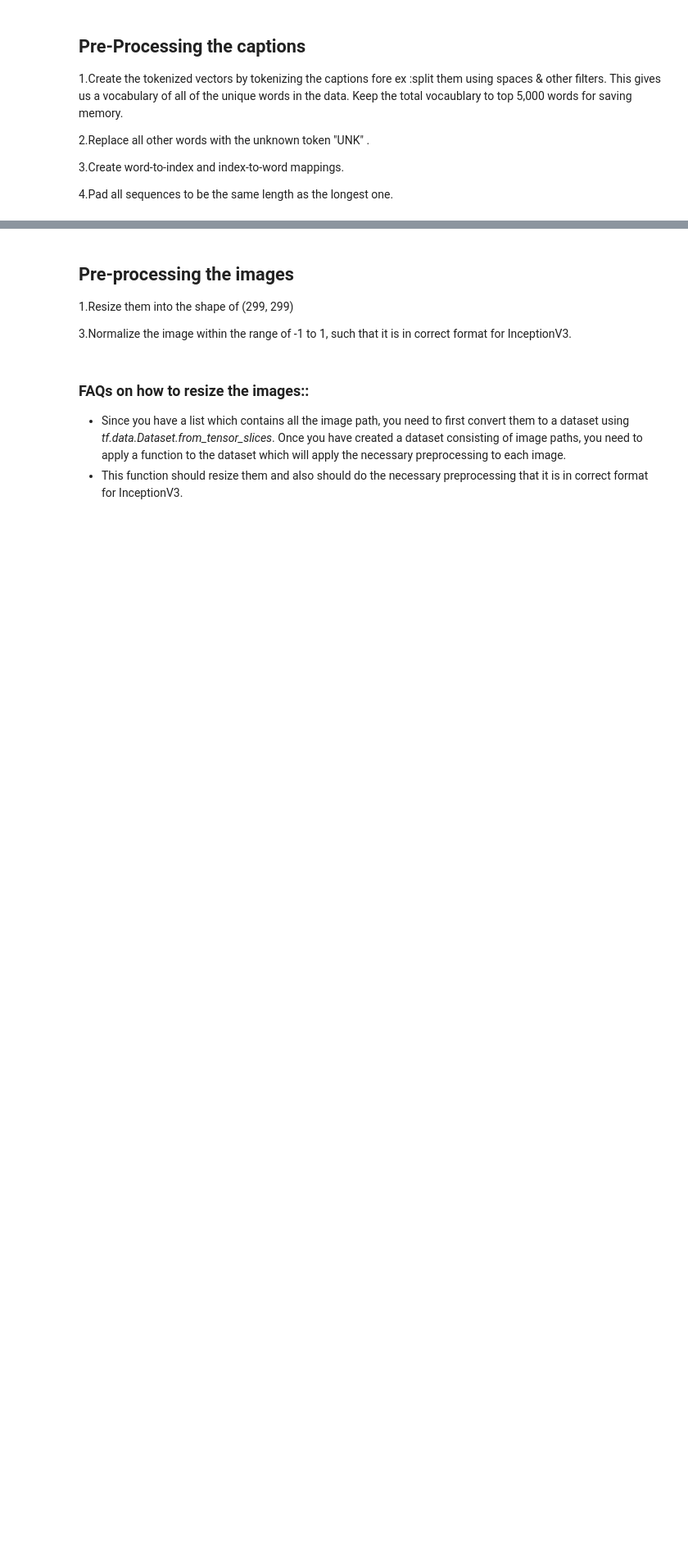
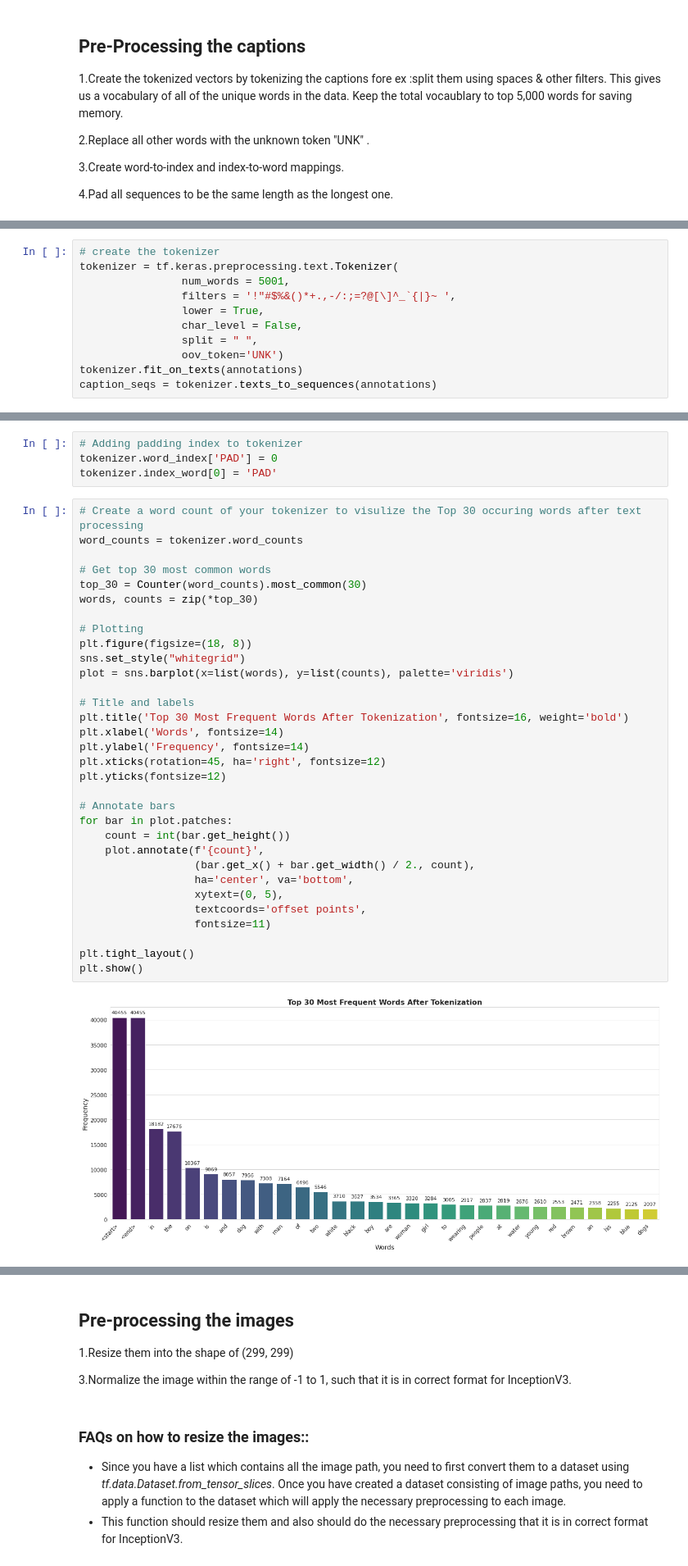
Before and after one commit to hannahabraham/ai-ml-pgp-projects-handson, a Jupyter notebook: capstone/eye-for-the-blind/Eye_for_Blind_Hannah_Abraham.ipynb, the cells around one changed output, grey strips where cells are left out. Shown at 82% size. Cells and saved outputs as stored; diff of their text form; blank space fills up the shorter version.

```diff
--- a/capstone/eye-for-the-blind/Eye_for_Blind_Hannah_Abraham.ipynb
+++ b/capstone/eye-for-the-blind/Eye_for_Blind_Hannah_Abraham.ipynb
@@ -93,2 +319,13 @@ This gives us a vocabulary of all of the unique words in the data. Keep the tota
+# %%
+# create the tokenizer
+tokenizer = tf.keras.preprocessing.text.Tokenizer(
+                num_words = 5001,
+                filters = '!"#$%&()*+.,-/:;=?@[\]^_`{|}~ ',
+                lower = True,
+                char_level = False,
+                split = " ",
+                oov_token='UNK')
+tokenizer.fit_on_texts(annotations)
+caption_seqs = tokenizer.texts_to_sequences(annotations)
 # %%
 # Create word-to-index and index-to-word mappings.
@@ -101 +334,39 @@ This gives us a vocabulary of all of the unique words in the data. Keep the tota
+# %%
+# Adding padding index to tokenizer
+tokenizer.word_index['PAD'] = 0
+tokenizer.index_word[0] = 'PAD'
+# %%
+# Create a word count of your tokenizer to visulize the Top 30 occuring words after text processing
+word_counts = tokenizer.word_counts
+
+# Get top 30 most common words
+top_30 = Counter(word_counts).most_common(30)
+words, counts = zip(*top_30)
+
+# Plotting
+plt.figure(figsize=(18, 8))
+sns.set_style("whitegrid")
+plot = sns.barplot(x=list(words), y=list(counts), palette='viridis')
+
+# Title and labels
+plt.title('Top 30 Most Frequent Words After Tokenization', fontsize=16, weight='bold')
+plt.xlabel('Words', fontsize=14)
+plt.ylabel('Frequency', fontsize=14)
+plt.xticks(rotation=45, ha='right', fontsize=12)
+plt.yticks(fontsize=12)
+
+# Annotate bars
+for bar in plot.patches:
+    count = int(bar.get_height())
+    plot.annotate(f'{count}',
+                  (bar.get_x() + bar.get_width() / 2., count),
+                  ha='center', va='bottom',
+                  xytext=(0, 5),
+                  textcoords='offset points',
+                  fontsize=11)
+
+plt.tight_layout()
+plt.show()
+# %% [output]
+[figure, added]
 # %%
```
Also changed, not shown: parts of 54 cells of this notebook.
